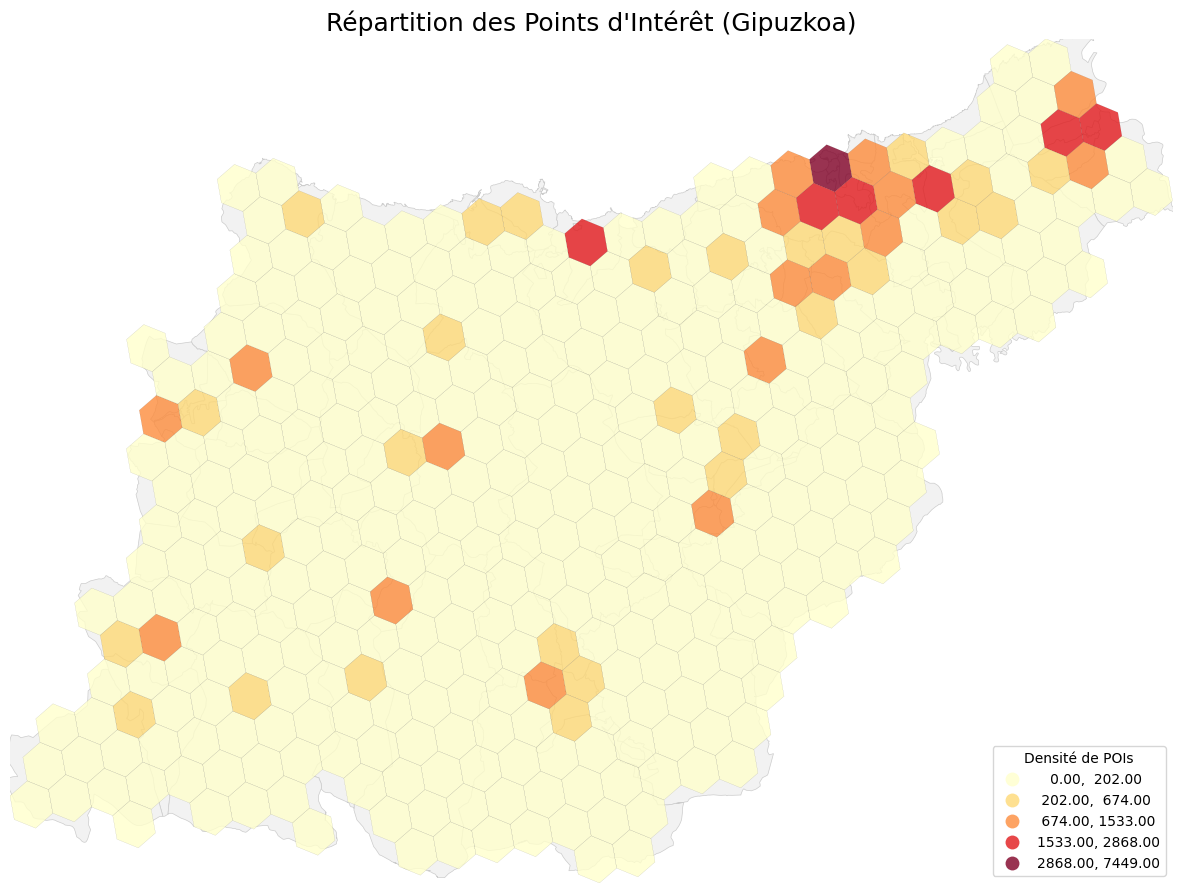
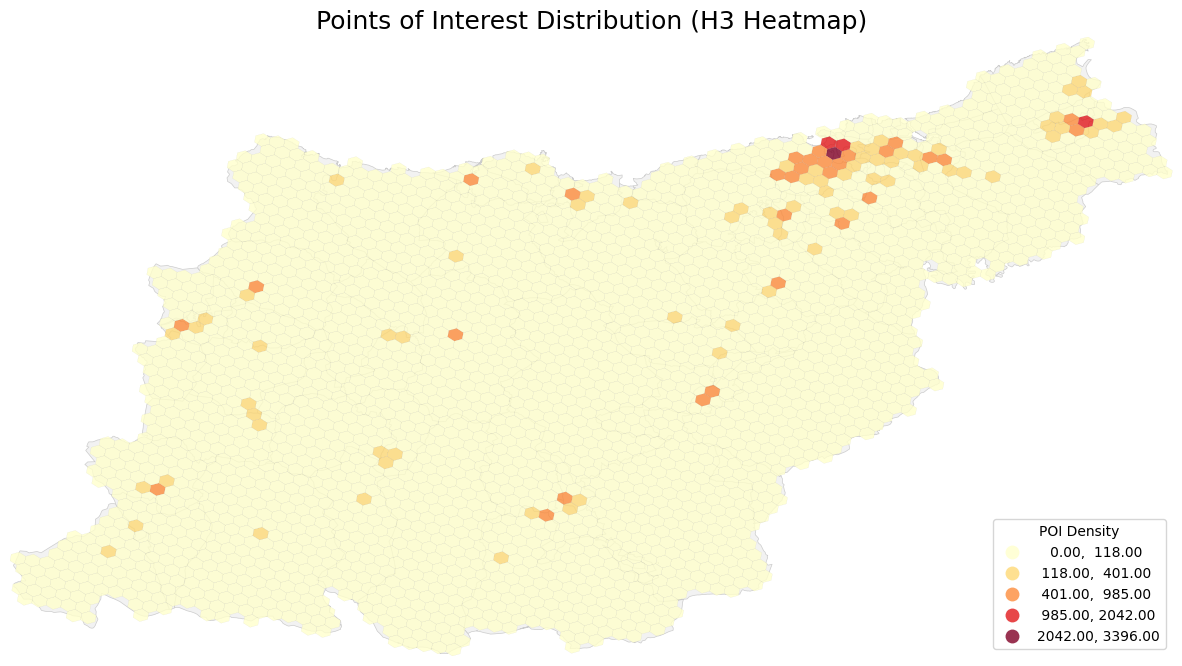
Code edit (unified diff) that turned the first committed figure into the second:
--- before
+++ after
@@ -1,19 +1,14 @@
-# --- CELLULE HEATMAP AUTO-CORRECTRICE ---
-
 import pandas as pd
 import geopandas as gpd
 import matplotlib.pyplot as plt
 import h3pandas
+import gc
 
-# 1. On recrée une grille propre (pour être sûr des noms de colonnes)
-print("[*] Préparation de la grille H3...")
 gdf_h3_base = gdf_gipuzkoa.to_crs("EPSG:4326")
-hex_gdf = gdf_h3_base.h3.polyfill(7, explode=True).dropna(subset=['h3_polyfill'])
+hex_gdf = gdf_h3_base.h3.polyfill(8, explode=True).dropna(subset=['h3_polyfill'])
 hex_gdf = hex_gdf.set_index('h3_polyfill').h3.h3_to_geo_boundary()
-
-# IMPORTANTE : On réinitialise l'index pour simplifier la jointure spatiale
 hex_gdf_clean = hex_gdf.reset_index()
 
-# 2. Chargement des points fixes
+
 df_fixes = pd.read_csv("points_fixes.csv")
 gdf_p = gpd.GeoDataFrame(
@@ -23,51 +18,57 @@
 )
 
-# 3. Jointure Spatiale sécurisée
-print("[*] Analyse spatiale en cours...")
+
 points_in_hex = gpd.sjoin(gdf_p, hex_gdf_clean, how="inner", predicate="within")
-
-# Initialisation de la colonne poi_count à 0
 hex_gdf_clean['poi_count'] = 0
 
-if points_in_hex.empty:
-    print("⚠️ ATTENTION : Aucun point n'a été trouvé à l'intérieur des hexagones !")
-    print("Vérifiez que les coordonnées des points et du Gipuzkoa sont dans la même zone.")
-else:
-    # On compte les points. sjoin crée toujours 'index_right' quand on reset_index()
+if not points_in_hex.empty:
     counts = points_in_hex.groupby('index_right').size()
-    
-    # On injecte les comptes dans la grille
     hex_gdf_clean.loc[counts.index, 'poi_count'] = counts.values
-    print(f"✅ Succès : {int(hex_gdf_clean['poi_count'].sum())} points répartis dans la grille.")
 
-# 4. AFFICHAGE (Style Heatmap Jaune -> Rouge)
+
 fig, ax = plt.subplots(figsize=(15, 12))
 
-# Fond de carte
 gdf_gipuzkoa.to_crs("EPSG:4326").plot(ax=ax, color='#F2F2F2', edgecolor='#CCCCCC', linewidth=0.5)
 
-# Heatmap
-# On n'affiche que les hexagones qui ont au moins 1 point pour que ce soit plus joli
-# Ou on affiche tout si vous préférez voir la grille complète
 hex_gdf_clean.plot(
     column='poi_count',
-    cmap='YlOrRd',           # Jaune -> Orange -> Rouge
-    scheme='NaturalBreaks',  # Nécessite pip install mapclassify
-    k=5, 
+    cmap='YlOrRd',
+    scheme='NaturalBreaks',
+    k=5,
     legend=True,
     ax=ax,
     edgecolor='black',
-    linewidth=0.05,
+    linewidth=0.02,
     alpha=0.8,
-    legend_kwds={'title': "Densité de POIs", 'loc': 'lower right'}
+    legend_kwds={'title': "POI Density", 'loc': 'lower right'}
 )
 
-ax.set_title("Répartition des Points d'Intérêt (Gipuzkoa)", fontsize=18)
+roads_and_points(ax)
+
+ax.set_title("Points of Interest Distribution (H3 Heatmap)", fontsize=18)
 ax.set_axis_off()
 
-# Zoom final
 minx, miny, maxx, maxy = hex_gdf_clean.total_bounds
 ax.set_xlim(minx, maxx)
 ax.set_ylim(miny, maxy)
 
+print("\nTop 10 Districts by POI Count:")
+
+try:
+    names_df = pd.read_csv('nombres_distritos.csv', sep='|')
+except FileNotFoundError:
+    names_df = pd.read_csv(r'zonificacion_distritos\nombres_distritos.csv', sep='|')
+
+names_df['ID'] = names_df['ID'].astype(str)
+
+district_counts = points_in_hex.groupby('ID').size().reset_index(name='total_poi')
+district_counts['ID'] = district_counts['ID'].astype(str)
+
+top_10 = district_counts.sort_values(by='total_poi', ascending=False).head(10)
+top_10 = top_10.merge(names_df, on='ID', how='left')
+
+for _, row in top_10.iterrows():
+    district_name = row['name'] if pd.notnull(row['name']) else f"District {row['ID']}"
+    print(f"- {district_name}: {int(row['total_poi'])} POIs")
+
 plt.show()

Commit: analyse h3 v2